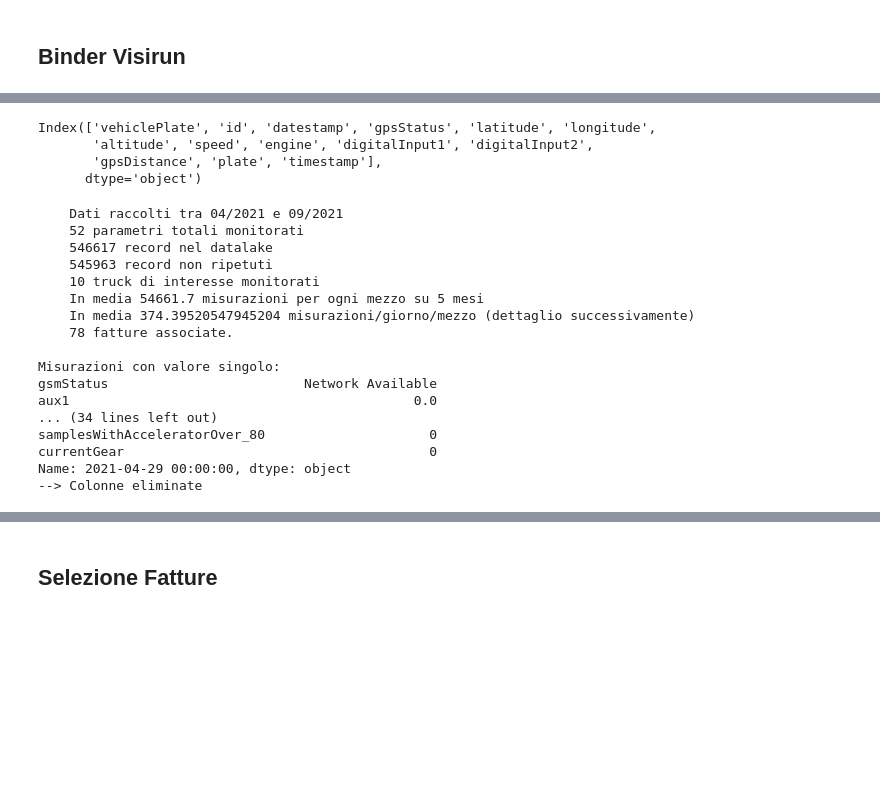
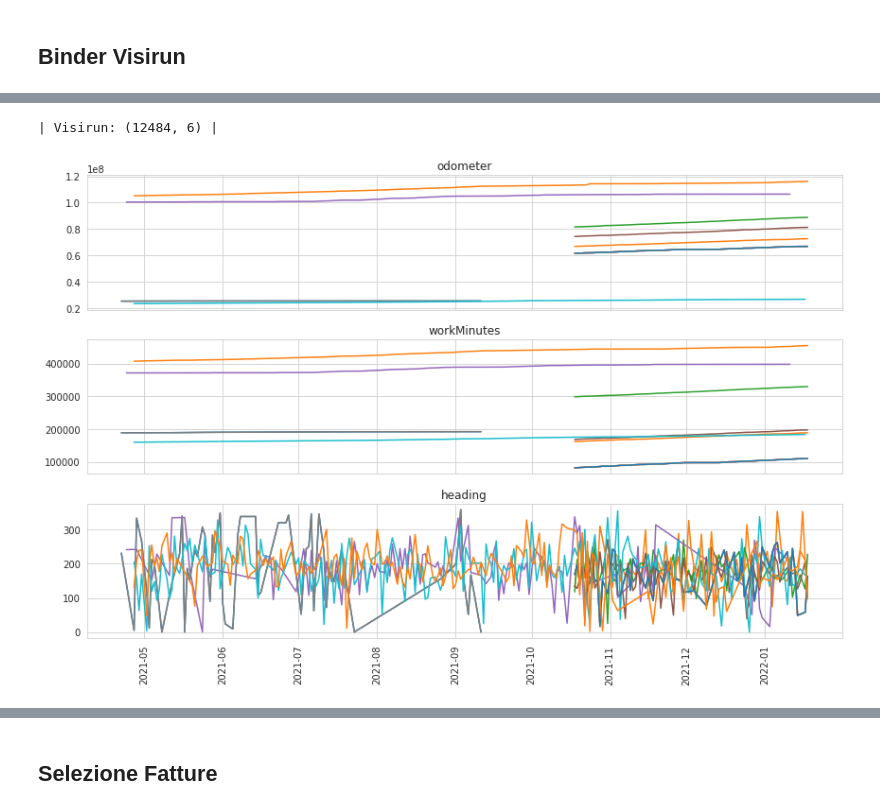
Before and after one commit to antonioalbanese/ai4trucks, a Jupyter notebook: Notebooks/Predictive_model.ipynb, the cells around one changed output, grey strips where cells are left out. Saved outputs shown, nothing was run; the diff lists cells and outputs as text; code cells hidden in the pictures; blank space fills up the shorter version.

```diff
--- a/Notebooks/Predictive_model.ipynb
+++ b/Notebooks/Predictive_model.ipynb
@@ -115,27 +35,0 @@ dv2.head()
-# %%
-dv2.columns
-# %% [output]
-Index(['vehiclePlate', 'id', 'datestamp', 'gpsStatus', 'latitude', 'longitude',
-       'altitude', 'speed', 'engine', 'digitalInput1', 'digitalInput2',
-       'gpsDistance', 'plate', 'timestamp'],
-      dtype='object')
-# %%
-dv2, _ = overview(data_vis)
-# %% [output]
-    Dati raccolti tra 04/2021 e 09/2021
-    52 parametri totali monitorati
-    546617 record nel datalake
-    545963 record non ripetuti
-    10 truck di interesse monitorati
-    In media 54661.7 misurazioni per ogni mezzo su 5 mesi
-    In media 374.39520547945204 misurazioni/giorno/mezzo (dettaglio successivamente)
-    78 fatture associate.
-
-Misurazioni con valore singolo:
-gsmStatus                         Network Available
-aux1                                            0.0
-... (34 lines left out)
-samplesWithAcceleratorOver_80                     0
-currentGear                                       0
-Name: 2021-04-29 00:00:00, dtype: object
---> Colonne eliminate
@@ -200,0 +36,5 @@ return df_interpol
+# %%
+df_vis = binder_dt("Visirun", curr_f=fornitori.Visirun, debug=True)
+# %% [output]
+| Visirun: (12484, 6) |
+[figure, added]
```
Also changed, not shown: parts of 15 cells of this notebook, 7 other files.
